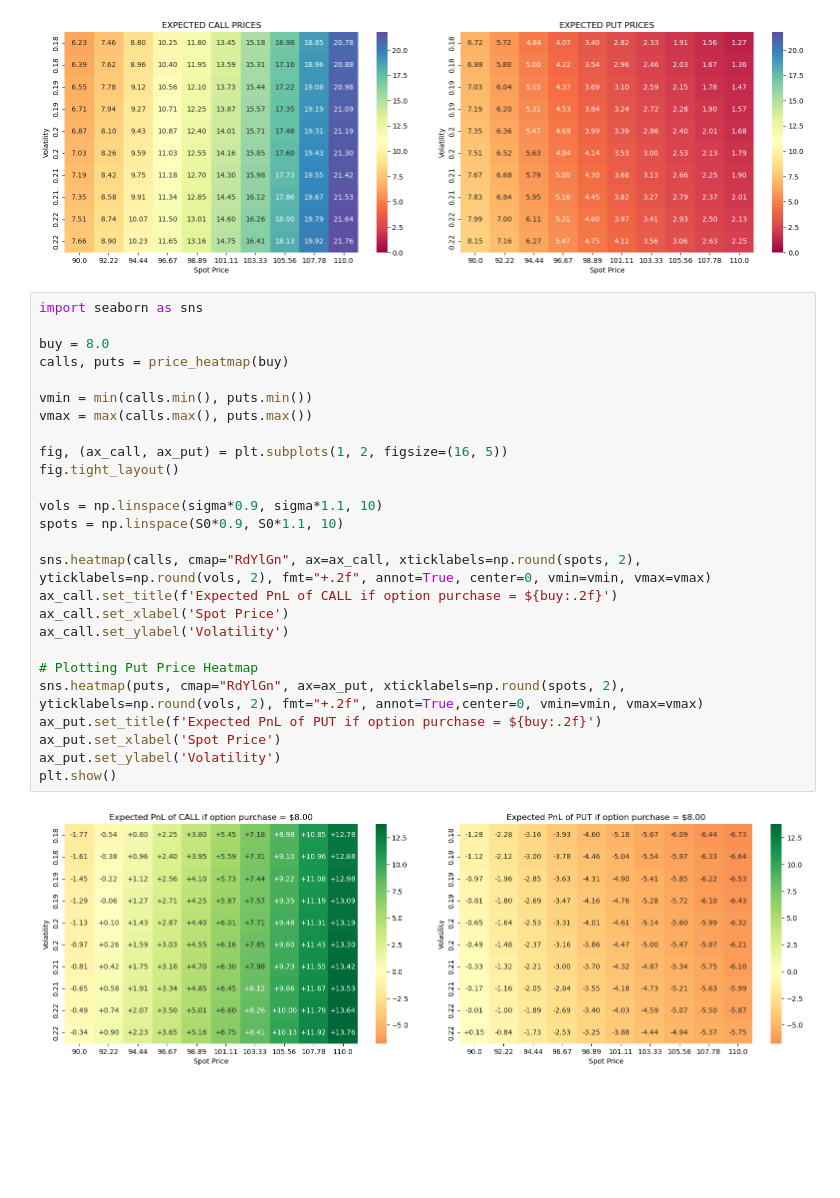
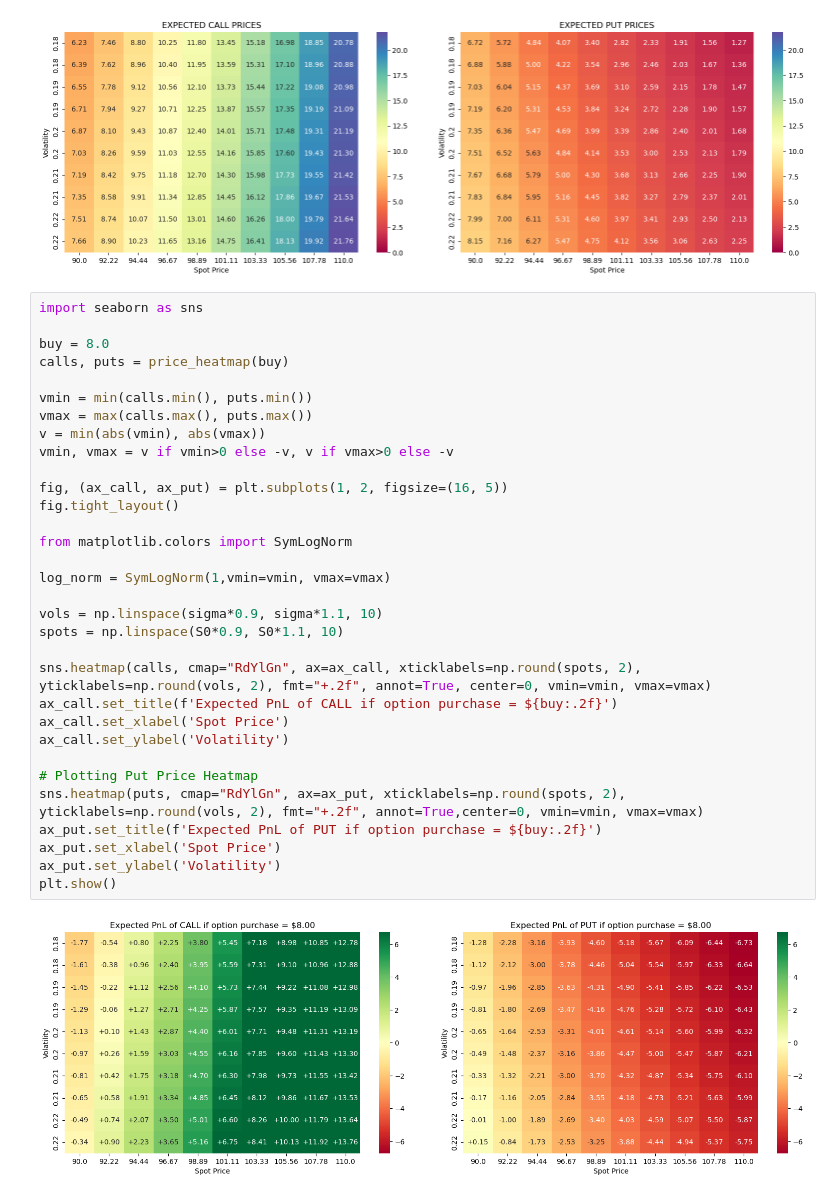
Before and after one commit to gabovidal/black-scholes-pricing, a Jupyter notebook: bsp.ipynb, the cells around one changed output. Cells and saved outputs as stored; diff of their text form; blank space fills up the shorter version.

Commit message:
better PnL heatmap

```diff
--- a/bsp.ipynb
+++ b/bsp.ipynb
@@ -100,28 +100,34 @@ plt.show()
 # %%
 import seaborn as sns
 
 buy = 8.0
 calls, puts = price_heatmap(buy)
 
 vmin = min(calls.min(), puts.min())
 vmax = max(calls.max(), puts.max())
+v = min(abs(vmin), abs(vmax))
+vmin, vmax = v if vmin>0 else -v, v if vmax>0 else -v
 
 fig, (ax_call, ax_put) = plt.subplots(1, 2, figsize=(16, 5))
 fig.tight_layout()
+
+from matplotlib.colors import SymLogNorm
+
+log_norm = SymLogNorm(1,vmin=vmin, vmax=vmax)
 
 vols = np.linspace(sigma*0.9, sigma*1.1, 10)
 spots = np.linspace(S0*0.9, S0*1.1, 10)
 
 sns.heatmap(calls, cmap="RdYlGn", ax=ax_call, xticklabels=np.round(spots, 2), yticklabels=np.round(vols, 2), fmt="+.2f", annot=True, center=0, vmin=vmin, vmax=vmax)
 ax_call.set_title(f'Expected PnL of CALL if option purchase = ${buy:.2f}')
 ax_call.set_xlabel('Spot Price')
 ax_call.set_ylabel('Volatility')
 
 # Plotting Put Price Heatmap
 sns.heatmap(puts, cmap="RdYlGn", ax=ax_put, xticklabels=np.round(spots, 2), yticklabels=np.round(vols, 2), fmt="+.2f", annot=True,center=0, vmin=vmin, vmax=vmax)
 ax_put.set_title(f'Expected PnL of PUT if option purchase = ${buy:.2f}')
 ax_put.set_xlabel('Spot Price')
 ax_put.set_ylabel('Volatility')
 plt.show()
 # %% [output]
-[figure, old version]
+[figure, new version]
```
Also changed, not shown: parts of 1 cell of this notebook.
